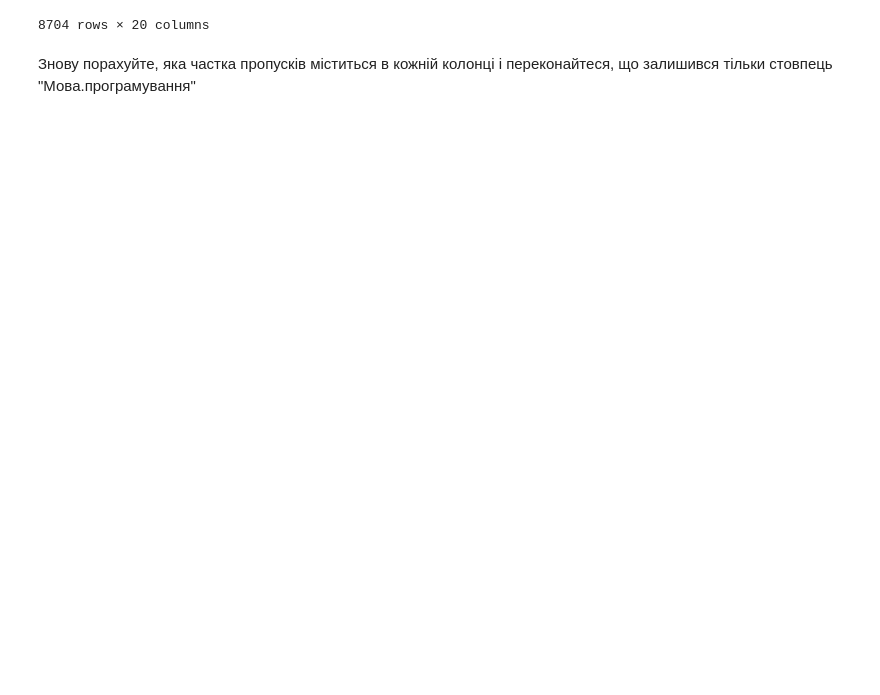
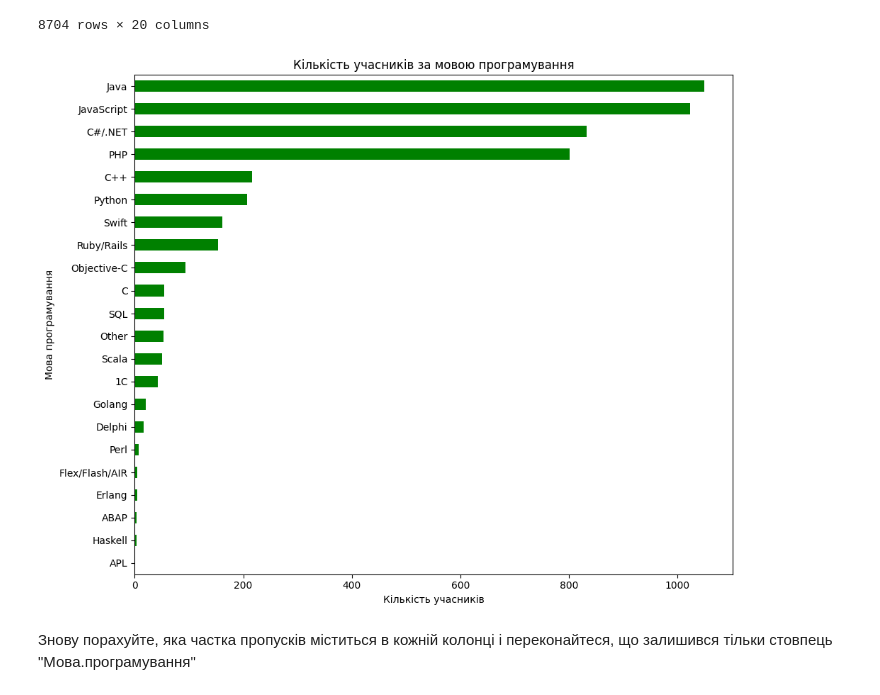
Before and after one commit to ValeriiYermak/DataScience, a Jupyter notebook: HW2_2.ipynb, the cells around one changed output. Saved outputs shown, nothing was run; the diff lists cells and outputs as text; code cells hidden in the pictures; blank space fills up the shorter version.

Commit message:
Finish with graph

```diff
--- a/HW2_2.ipynb
+++ b/HW2_2.ipynb
@@ -14,7 +14,7 @@ from google.colab import drive
 drive.mount('/content/drive')
 
 # Шлях до файлу на Google Drive
-path = '/content/drive/My Drive/Colab Notebooks/2017_jun_final.csv'
+path = '/content/drive/My Drive/Colab Notebooks/HW_2/2017_jun_final.csv'
 
 # Читаємо CSV файл
 df = pd.read_csv(path)
@@ -112,5 +112,22 @@ df_cleaned
 | 8702 | 8703 | Team lead | NaN | 6 | 4 | 2600 | ... |
 | 8703 | 8704 | Senior Software Engineer | Java | 7 | 2 | 5000 | ... |
 8704 rows × 20 columns
+# %%
+# Підрахунок кількості учасників для кожної мови програмування
+counts = df['Мова програмування'].value_counts()
+
+# Відсортувати дані в порядку зростання
+counts = counts.sort_values()
+
+# Побудова горизонтальної стовпчатої діаграми
+plt.figure(figsize=(10, 8))
+counts.plot(kind='barh', color='g')
+plt.xlabel('Кількість учасників')
+plt.ylabel('Мова програмування')
+plt.title('Кількість учасників за мовою програмування')
+plt.tight_layout()
+plt.show()
+# %% [output]
+[figure, added]
 # %% [markdown]
 Знову порахуйте, яка частка пропусків міститься в кожній колонці і переконайтеся, що залишився тільки стовпець "Мова.програмування"
```
Also changed, not shown: parts of 5 cells of this notebook.
